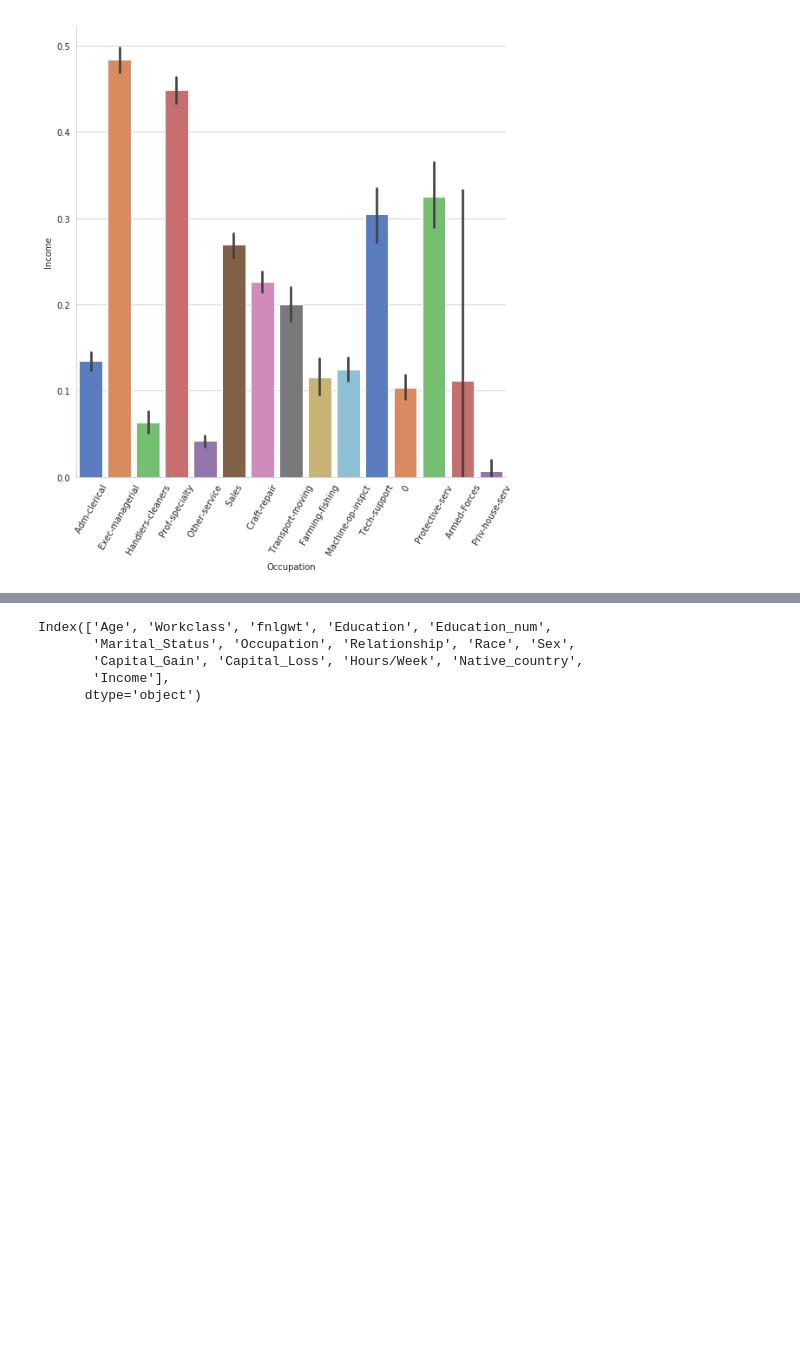
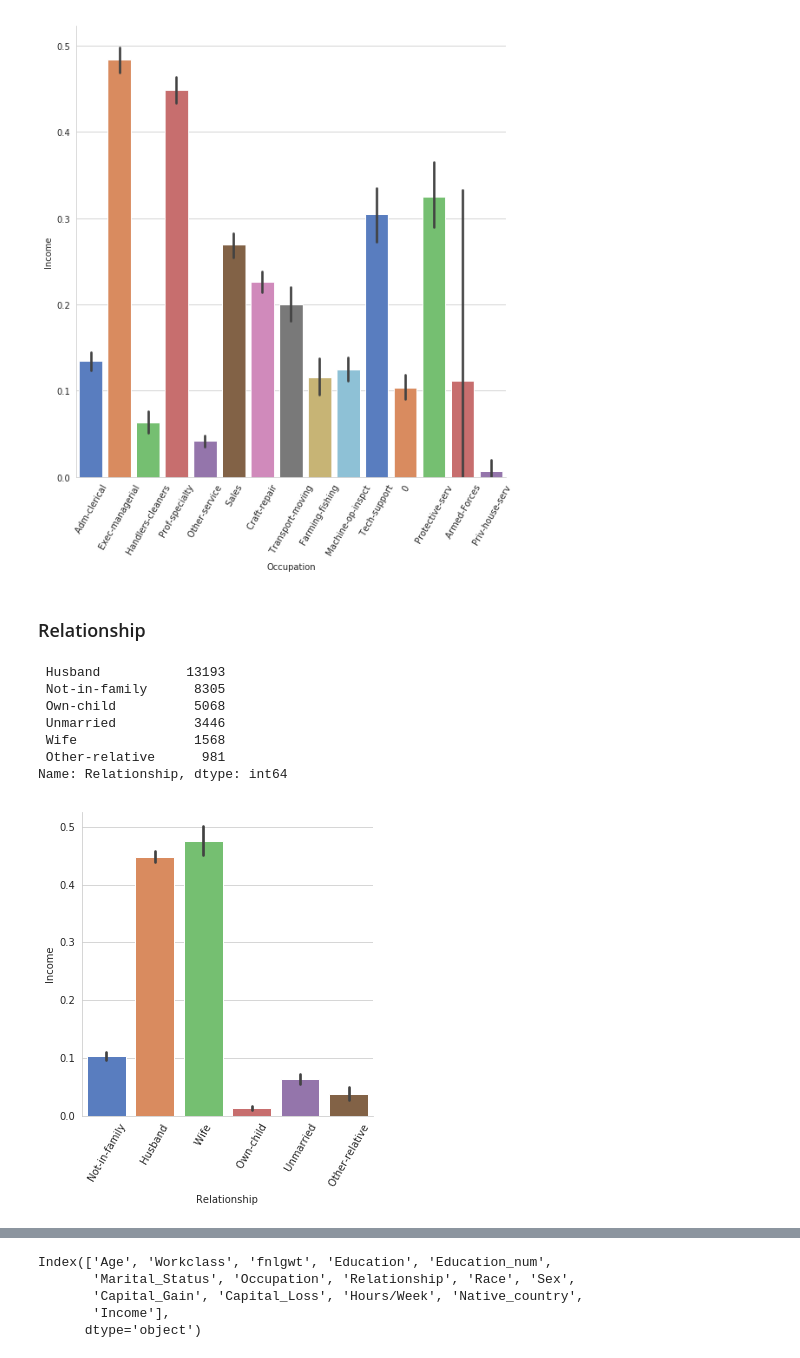
Before and after one commit to tejakummarikuntla/imaginea_assign, a Jupyter notebook: 02_EDA/EDA_Salary_Prediction[US_Census].ipynb, the cells around one changed output, grey strips where cells are left out. Drawn from its saved outputs; the diff is of its cells as text; code cells hidden in the pictures; blank space fills up the shorter version.

```diff
--- a/02_EDA/EDA_Salary_Prediction[US_Census].ipynb
+++ b/02_EDA/EDA_Salary_Prediction[US_Census].ipynb
@@ -383,3 +383,20 @@ palette = "muted")
 plt.xticks(rotation=60);
 # %% [output]
 [figure]
+# %% [markdown]
+### Relationship
+# %%
+sns.factorplot(x="Relationship", y="Income", data=train_df, size=5, kind="bar",
+palette="muted")
+plt.xticks(rotation=60)
+
+print(train_df['Relationship'].value_counts())
+# %% [output]
+ Husband           13193
+ Not-in-family      8305
+ Own-child          5068
+ Unmarried          3446
+ Wife               1568
+ Other-relative      981
+Name: Relationship, dtype: int64
+[figure, added]
```
Also changed, not shown: parts of 9 cells of this notebook.
